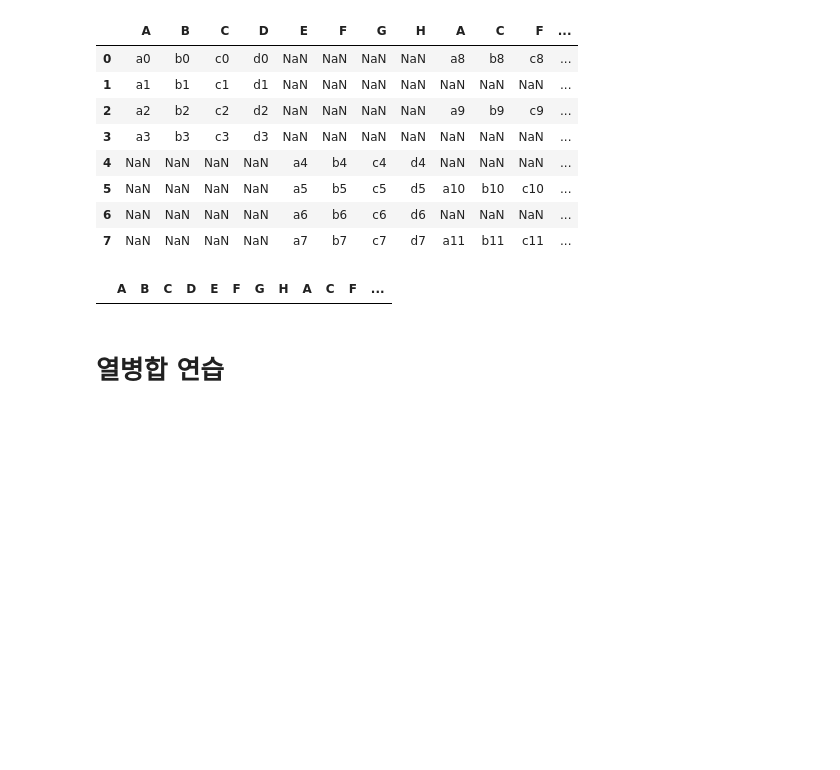
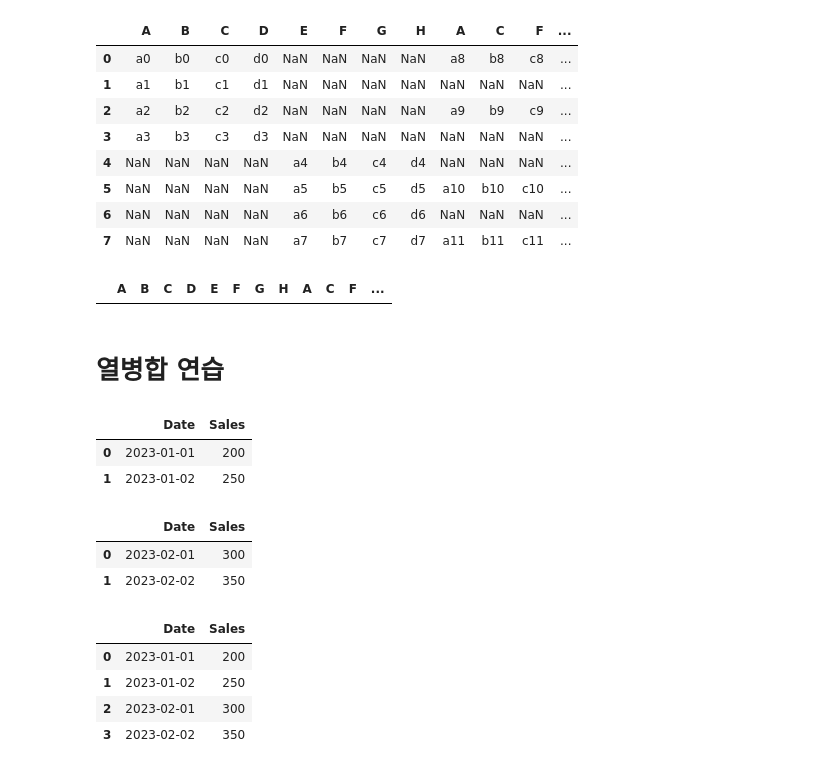
Before and after one commit to yleessam/hipython_rep, a Jupyter notebook: 15_데이터전처리.ipynb, the cells around one changed output. Drawn from its saved outputs; the diff is of its cells as text; code cells hidden in the pictures; blank space fills up the shorter version.

```diff
--- a/15_데이터전처리.ipynb
+++ b/15_데이터전처리.ipynb
@@ -829,6 +829,26 @@ february = pd.DataFrame({
     'Date': ['2023-02-01', '2023-02-02'],
     'Sales': [300, 350]
 })
+# %%
+january
+# %% [output]
+|  | Date | Sales |
+| 0 | 2023-01-01 | 200 |
+| 1 | 2023-01-02 | 250 |
+# %%
+february
+# %% [output]
+|  | Date | Sales |
+| 0 | 2023-02-01 | 300 |
+| 1 | 2023-02-02 | 350 |
+# %%
+pd.concat([january,february], ignore_index=True)
+# %% [output]
+|  | Date | Sales |
+| 0 | 2023-01-01 | 200 |
+| 1 | 2023-01-02 | 250 |
+| 2 | 2023-02-01 | 300 |
+| 3 | 2023-02-02 | 350 |
 # %%
 # 상점 A의 매출 데이터
 store_a = pd.DataFrame({
```
Also changed, not shown: 1 other file.
